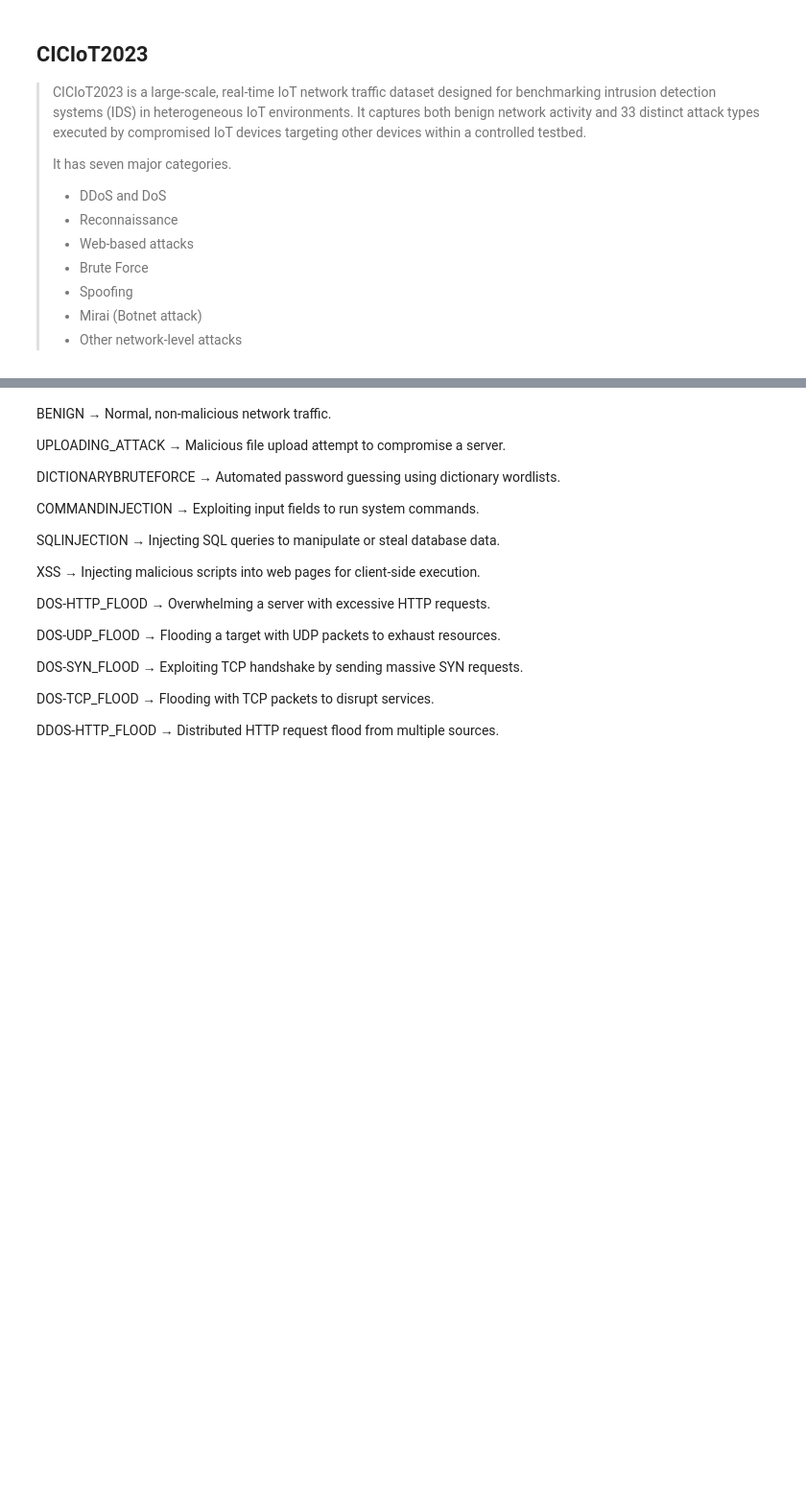
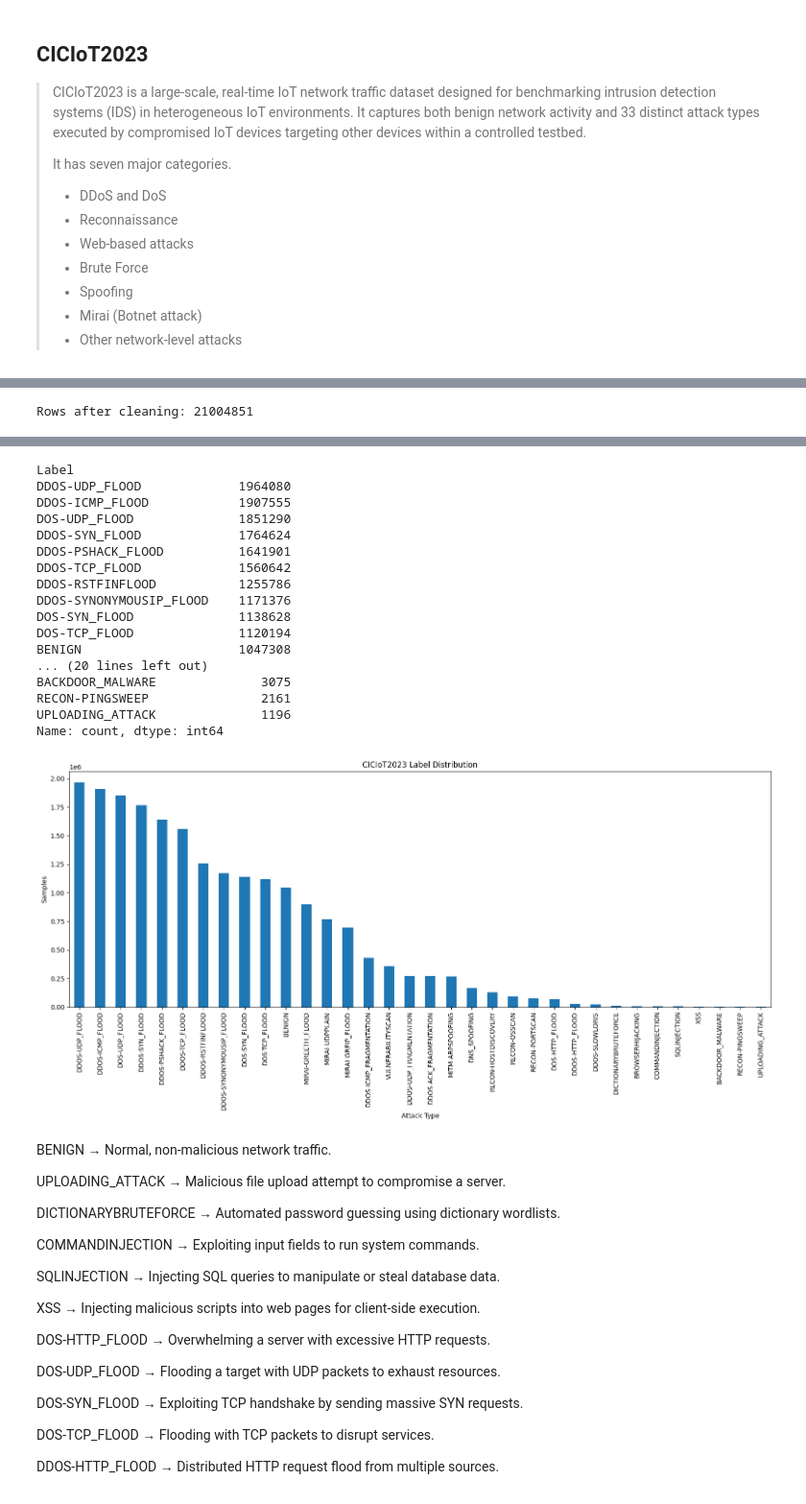
Before and after one commit to G1xbro/FedSentry, a Jupyter notebook: notebooks/preprocessing.ipynb, the cells around one changed output, grey strips where cells are left out. Shown at 96% size. Drawn from its saved outputs; the diff is of its cells as text; code cells hidden in the pictures; blank space fills up the shorter version.

Commit message:
Kaggle Notebook | CICIoT2023_preprocessing

```diff
--- a/notebooks/preprocessing.ipynb
+++ b/notebooks/preprocessing.ipynb
@@ -138,0 +157,19 @@ Total number of unique labels in the dataset: 35
+# %%
+from dask_cuda import LocalCUDACluster
+from dask.distributed import Client
+import dask_cudf
+
+cluster = LocalCUDACluster()
+client = Client(cluster)
+
+ddf = dask_cudf.read_parquet(
+    "/kaggle/working/CICIOT2023_FULL.parquet"
+)
+
+print("Rows:", ddf.shape[0].compute())
+print("Cols:", len(ddf.columns))
+print("Labels:", ddf["Label"].nunique().compute())
+print(
+    "Nulls:",
+    ddf.isnull().sum().sum().compute()
+)
@@ -138,0 +186,35 @@ Total number of unique labels in the dataset: 35
+# %%
+
+# Remove rows containing any null value and duplicates
+ddf = ddf.dropna()
+ddf = ddf.drop_duplicates()
+# Verify
+print("Rows after cleaning:",
+ddf.shape[0].compute())
+
+# Class distribution
+label_counts = (
+    ddf["Label"]
+    .value_counts()
+    .compute()
+    .sort_values(ascending=False)
+)
+
+print(label_counts)
+
+import matplotlib.pyplot as plt
+
+# Convert to pandas for plotting
+label_counts_pd = label_counts.to_pandas()
+
+plt.figure(figsize=(16, 8))
+label_counts_pd.plot(kind="bar")
+
+plt.title("CICIoT2023 Label Distribution")
+plt.xlabel("Attack Type")
+plt.ylabel("Samples")
+plt.xticks(rotation=90)
+
+plt.tight_layout()
+plt.show()
+# %% [output]
@@ -138,0 +229 @@ Total number of unique labels in the dataset: 35
+Rows after cleaning: 21004851
@@ -139,3 +242,21 @@ Total number of unique labels in the dataset: 35
+Label
+DDOS-UDP_FLOOD             1964080
+DDOS-ICMP_FLOOD            1907555
+DOS-UDP_FLOOD              1851290
+DDOS-SYN_FLOOD             1764624
+DDOS-PSHACK_FLOOD          1641901
+DDOS-TCP_FLOOD             1560642
+DDOS-RSTFINFLOOD           1255786
+DDOS-SYNONYMOUSIP_FLOOD    1171376
+DOS-SYN_FLOOD              1138628
+DOS-TCP_FLOOD              1120194
+BENIGN                     1047308
+... (20 lines left out)
+BACKDOOR_MALWARE              3075
+RECON-PINGSWEEP               2161
+UPLOADING_ATTACK              1196
+Name: count, dtype: int64
+[figure, added]
 # %% [markdown]
 BENIGN → Normal, non‑malicious network traffic.
 
```
Also changed, not shown: parts of 21 cells of this notebook.
